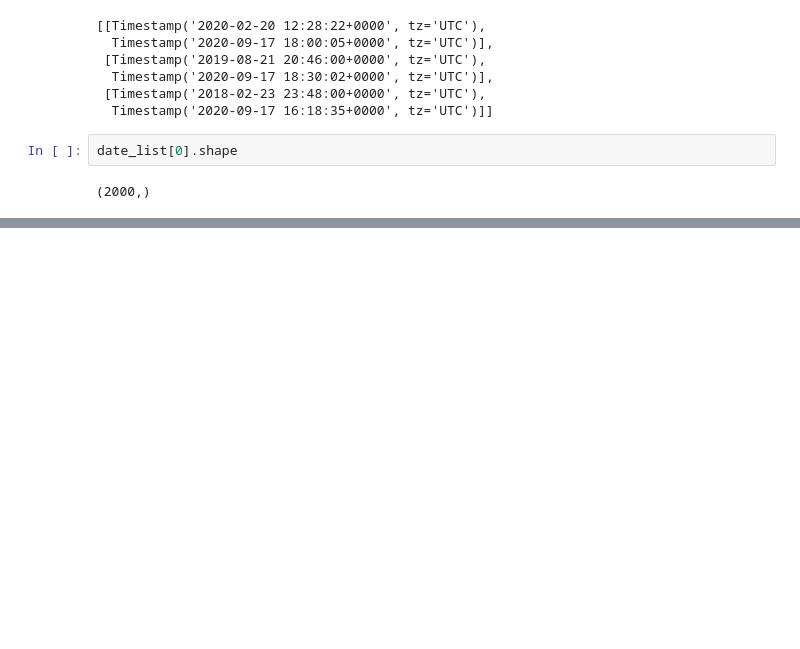
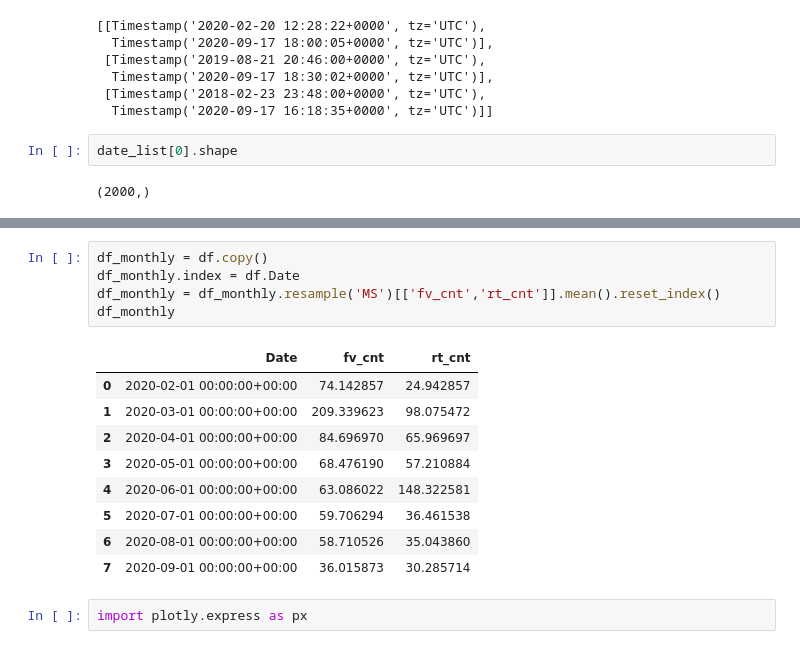
Before and after one commit to hadi-android/twitter_analytics, a Jupyter notebook: twitter_analyzer.ipynb, the cells around one changed output, grey strips where cells are left out. Saved outputs shown, nothing was run; the diff lists cells and outputs as text; blank space fills up the shorter version.

```diff
--- a/twitter_analyzer.ipynb
+++ b/twitter_analyzer.ipynb
@@ -71,0 +90,17 @@ df.head()
+# %%
+df_monthly = df.copy()
+df_monthly.index = df.Date
+df_monthly = df_monthly.resample('MS')[['fv_cnt','rt_cnt']].mean().reset_index()
+df_monthly
+# %% [output]
+|  | Date | fv_cnt | rt_cnt |
+| 0 | 2020-02-01 00:00:00+00:00 | 74.142857 | 24.942857 |
+| 1 | 2020-03-01 00:00:00+00:00 | 209.339623 | 98.075472 |
+| 2 | 2020-04-01 00:00:00+00:00 | 84.696970 | 65.969697 |
+| 3 | 2020-05-01 00:00:00+00:00 | 68.476190 | 57.210884 |
+| 4 | 2020-06-01 00:00:00+00:00 | 63.086022 | 148.322581 |
+| 5 | 2020-07-01 00:00:00+00:00 | 59.706294 | 36.461538 |
+| 6 | 2020-08-01 00:00:00+00:00 | 58.710526 | 35.043860 |
+| 7 | 2020-09-01 00:00:00+00:00 | 36.015873 | 30.285714 |
+# %%
+import plotly.express as px
```
Also changed, not shown: parts of 12 cells of this notebook, 1 other file.
